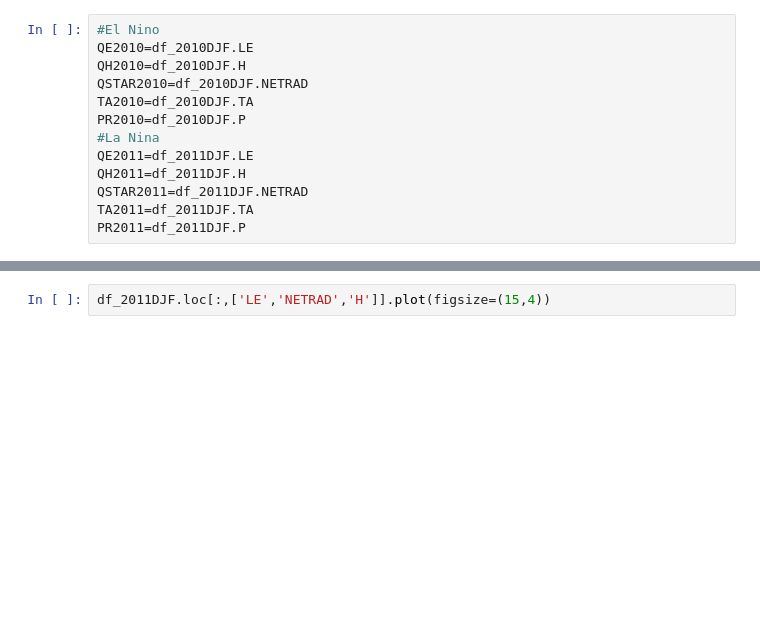
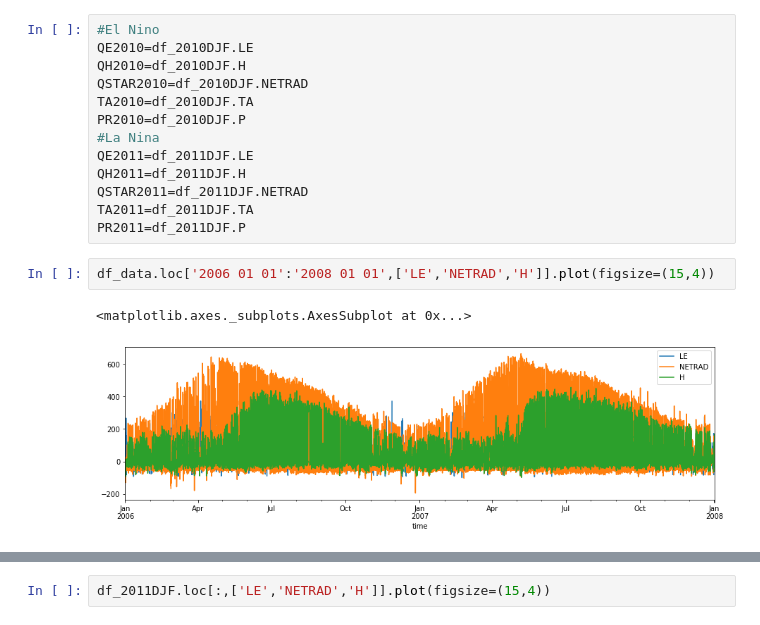
Before and after one commit to rachcheyne/ASSIGNMENT-2, a Jupyter notebook: VAIRA RANCH IONE.ipynb, the cells around one changed output, grey strips where cells are left out. Cells and saved outputs as stored; diff of their text form; blank space fills up the shorter version.

```diff
--- a/VAIRA RANCH IONE.ipynb
+++ b/VAIRA RANCH IONE.ipynb
@@ -71,4 +77,9 @@ QH2011=df_2011DJF.H
 QSTAR2011=df_2011DJF.NETRAD
 TA2011=df_2011DJF.TA
 PR2011=df_2011DJF.P
+# %%
+df_data.loc['2006 01 01':'2008 01 01',['LE','NETRAD','H']].plot(figsize=(15,4))
+# %% [output]
+<matplotlib.axes._subplots.AxesSubplot at 0x...>
+[figure, added]
 # %%
```
Also changed, not shown: parts of 7 cells of this notebook.
